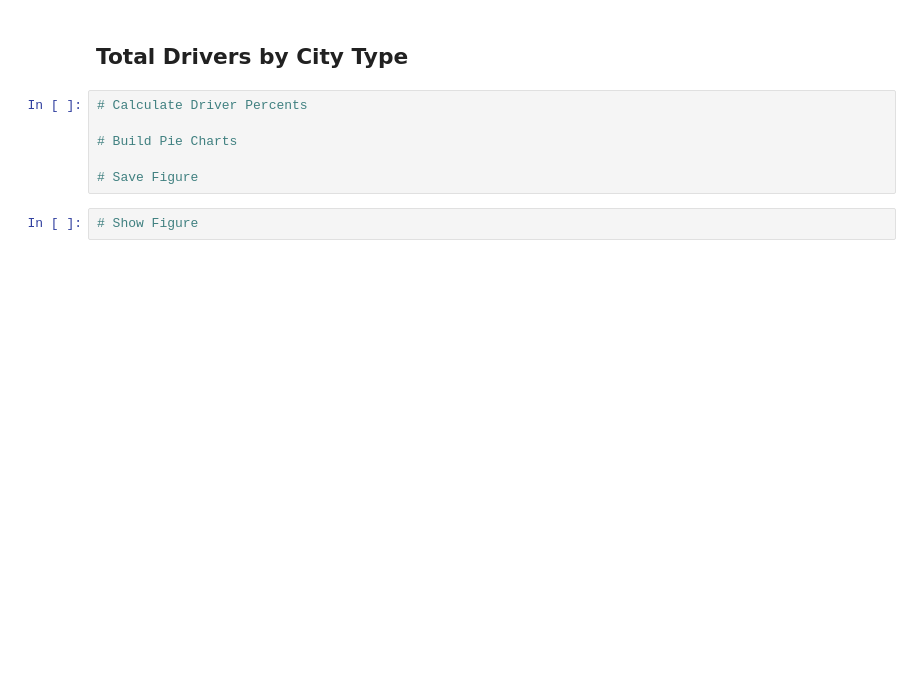
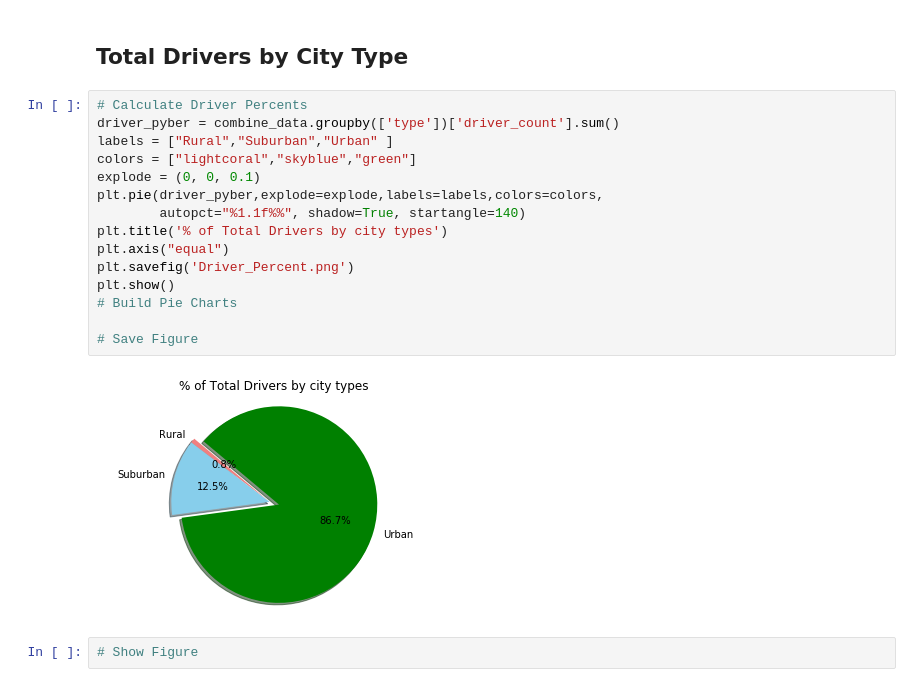
Before and after one commit to meghamodi/Ride_Sharing_data, a Jupyter notebook: pyber_starter.ipynb, the cells around one changed output. Drawn from its saved outputs; the diff is of its cells as text; blank space fills up the shorter version.

```diff
--- a/pyber_starter.ipynb
+++ b/pyber_starter.ipynb
@@ -103,11 +126,22 @@ plt.legend(loc="upper ")
 # Show Figure
 # %% [markdown]
 ## Total Drivers by City Type
-# %%
-# Calculate Driver Percents
-
-# Build Pie Charts
-
-# Save Figure
+# %%
+# Calculate Driver Percents
+driver_pyber = combine_data.groupby(['type'])['driver_count'].sum()
+labels = ["Rural","Suburban","Urban" ]
+colors = ["lightcoral","skyblue","green"]
+explode = (0, 0, 0.1)
+plt.pie(driver_pyber,explode=explode,labels=labels,colors=colors,
+        autopct="%1.1f%%", shadow=True, startangle=140)
+plt.title('% of Total Drivers by city types')
+plt.axis("equal")
+plt.savefig('Driver_Percent.png')
+plt.show()
+# Build Pie Charts
+
+# Save Figure
+# %% [output]
+[figure, added]
 # %%
 # Show Figure
```
Also changed, not shown: parts of 3 cells of this notebook.
